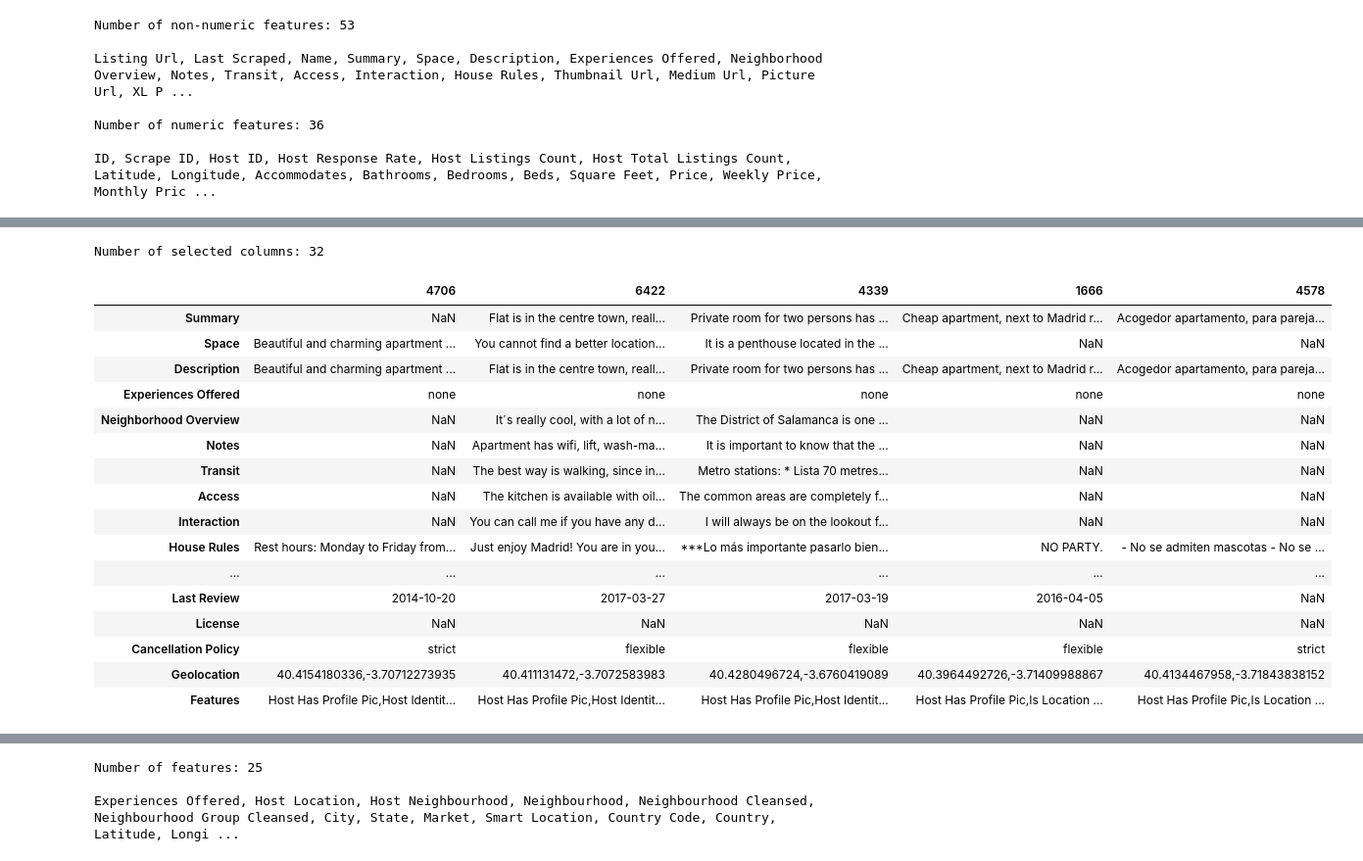
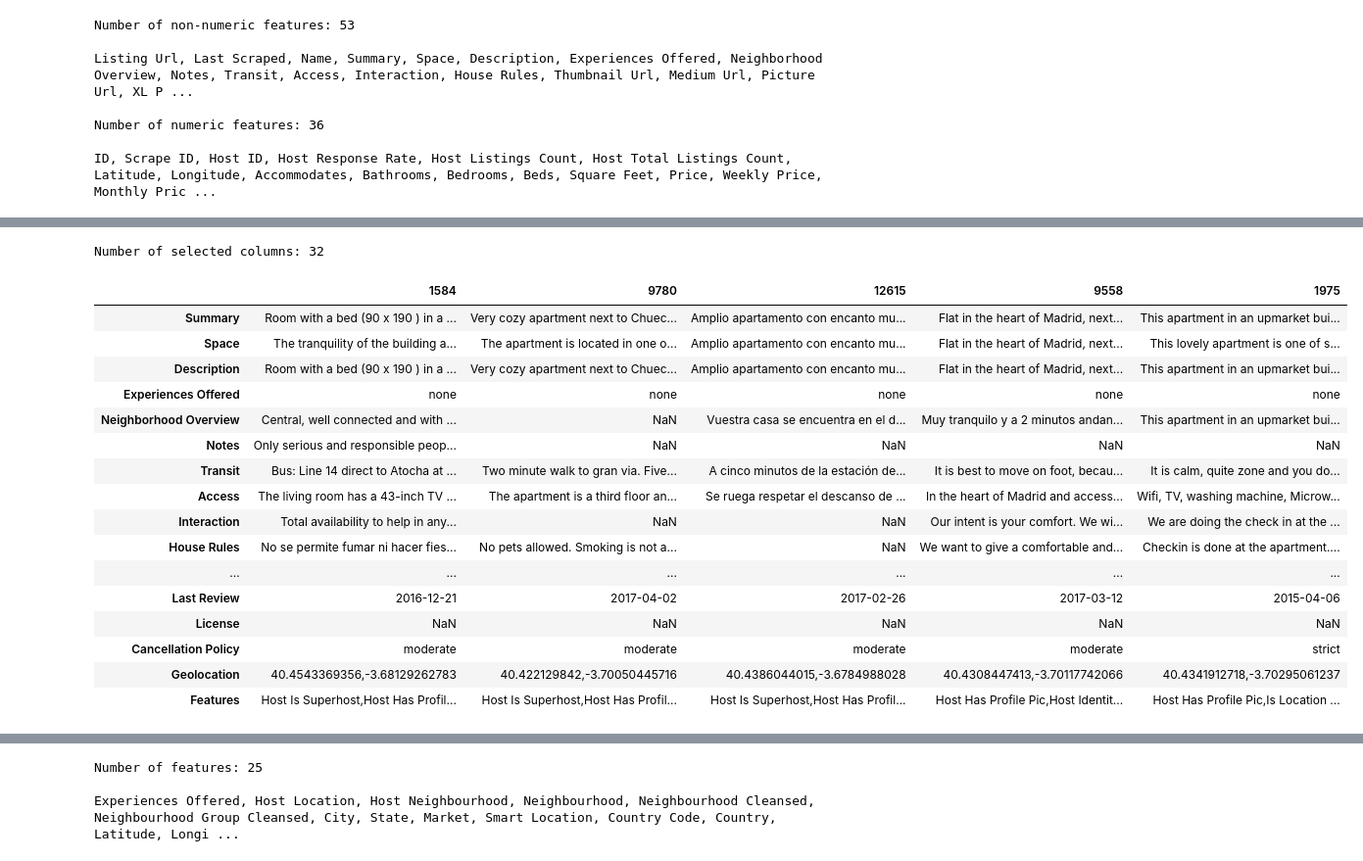
Before and after one commit to mapardo-lab/exerciseMLKeepcoding, a Jupyter notebook: notebooks/exerciseML.ipynb, the cells around one changed output, grey strips where cells are left out. Shown at 98% size. Drawn from its saved outputs; the diff is of its cells as text; code cells hidden in the pictures.

```diff
--- a/notebooks/exerciseML.ipynb
+++ b/notebooks/exerciseML.ipynb
@@ -96,3 +105,5 @@ Number of NA values for Price feature: 17
+# %%
+df_train, df_test = train_test_split(airbnb_data, test_size = 0.3, shuffle = True, random_state = random_state)
 # %% [markdown]
 ### Target feature.
 
@@ -136,7 +149,7 @@ plot_density(airbnb_data, ['Price'], 1, 1)
 features_na_drop = ['Has Availability', 'Host Acceptance Rate', 'Jurisdiction Names', 'License', 'Square Feet', 'Monthly Price', 'Weekly Price']
 # %%
 # numeric/non numeric columns
-df_types = airbnb_data.dtypes
+df_types = df_train.dtypes
 columns_non_num = df_types[df_types == 'object'].index
 columns_num = df_types[df_types != 'object'].index
 print(f'Number of non-numeric features: {len(columns_non_num)}\n')
@@ -178,27 +191,27 @@ Number of selected columns: 21
 # %%
 # overview non_numeric columns NOT containing 'url', 'scraped', 'name', 'calendar' or 'host' strings
 columns_sel = list(filter(lambda x: not(any(s in x.lower() for s in ['url', 'scraped', 'name', 'calendar', 'host'])), columns_non_num))
 print(f'Number of selected columns: {len(columns_sel)}')
-airbnb_data[columns_sel].head().T
+df_train[columns_sel].head().T
 # %% [output]
 Number of selected columns: 32
-|  | 4706 | 6422 | 4339 | 1666 | 4578 |
-| Summary | NaN | Flat is in the centre town, reall... | Private room for two persons has ... | Cheap apartment, next to Madrid r... | Acogedor apartamento, para pareja... |
-| Space | Beautiful and charming apartment ... | You cannot find a better location... | It is a penthouse located in the ... | NaN | NaN |
-| Description | Beautiful and charming apartment ... | Flat is in the centre town, reall... | Private room for two persons has ... | Cheap apartment, next to Madrid r... | Acogedor apartamento, para pareja... |
+|  | 1584 | 9780 | 12615 | 9558 | 1975 |
+| Summary | Room with a bed (90 x 190 ) in a ... | Very cozy apartment next to Chuec... | Amplio apartamento con encanto mu... | Flat in the heart of Madrid, next... | This apartment in an upmarket bui... |
+| Space | The tranquility of the building a... | The apartment is located in one o... | Amplio apartamento con encanto mu... | Flat in the heart of Madrid, next... | This lovely apartment is one of s... |
+| Description | Room with a bed (90 x 190 ) in a ... | Very cozy apartment next to Chuec... | Amplio apartamento con encanto mu... | Flat in the heart of Madrid, next... | This apartment in an upmarket bui... |
 | Experiences Offered | none | none | none | none | none |
-| Neighborhood Overview | NaN | It´s really cool, with a lot of n... | The District of Salamanca is one ... | NaN | NaN |
-| Notes | NaN | Apartment has wifi, lift, wash-ma... | It is important to know that the ... | NaN | NaN |
-| Transit | NaN | The best way is walking, since in... | Metro stations: * Lista 70 metres... | NaN | NaN |
-| Access | NaN | The kitchen is available with oil... | The common areas are completely f... | NaN | NaN |
-| Interaction | NaN | You can call me if you have any d... | I will always be on the lookout f... | NaN | NaN |
-| House Rules | Rest hours: Monday to Friday from... | Just enjoy Madrid! You are in you... | ***Lo más importante pasarlo bien... | NO PARTY. | - No se admiten mascotas - No se ... |
+| Neighborhood Overview | Central, well connected and with ... | NaN | Vuestra casa se encuentra en el d... | Muy tranquilo y a 2 minutos andan... | This apartment in an upmarket bui... |
+| Notes | Only serious and responsible peop... | NaN | NaN | NaN | NaN |
+| Transit | Bus: Line 14 direct to Atocha at ... | Two minute walk to gran via. Five... | A cinco minutos de la estación de... | It is best to move on foot, becau... | It is calm, quite zone and you do... |
+| Access | The living room has a 43-inch TV ... | The apartment is a third floor an... | Se ruega respetar el descanso de ... | In the heart of Madrid and access... | Wifi, TV, washing machine, Microw... |
+| Interaction | Total availability to help in any... | NaN | NaN | Our intent is your comfort. We wi... | We are doing the check in at the ... |
+| House Rules | No se permite fumar ni hacer fies... | No pets allowed. Smoking is not a... | NaN | We want to give a comfortable and... | Checkin is done at the apartment.... |
 | ... | ... | ... | ... | ... | ... |
-| Last Review | 2014-10-20 | 2017-03-27 | 2017-03-19 | 2016-04-05 | NaN |
+| Last Review | 2016-12-21 | 2017-04-02 | 2017-02-26 | 2017-03-12 | 2015-04-06 |
 | License | NaN | NaN | NaN | NaN | NaN |
-| Cancellation Policy | strict | flexible | flexible | flexible | strict |
-| Geolocation | 40.4154180336,-3.70712273935 | 40.411131472,-3.7072583983 | 40.4280496724,-3.6760419089 | 40.3964492726,-3.71409988867 | 40.4134467958,-3.71843838152 |
-| Features | Host Has Profile Pic,Host Identit... | Host Has Profile Pic,Host Identit... | Host Has Profile Pic,Host Identit... | Host Has Profile Pic,Is Location ... | Host Has Profile Pic,Is Location ... |
+| Cancellation Policy | moderate | moderate | moderate | moderate | strict |
+| Geolocation | 40.4543369356,-3.68129262783 | 40.422129842,-3.70050445716 | 40.4386044015,-3.6784988028 | 40.4308447413,-3.70117742066 | 40.4341912718,-3.70295061237 |
+| Features | Host Is Superhost,Host Has Profil... | Host Is Superhost,Host Has Profil... | Host Is Superhost,Host Has Profil... | Host Has Profile Pic,Host Identit... | Host Has Profile Pic,Is Location ... |
 # %%
 # features to be kept (PREPROC)
 # variables are reviewed and an initial filtering of variables with no useful information is performed.
```
Also changed, not shown: parts of 66 cells of this notebook, 38 other files.
